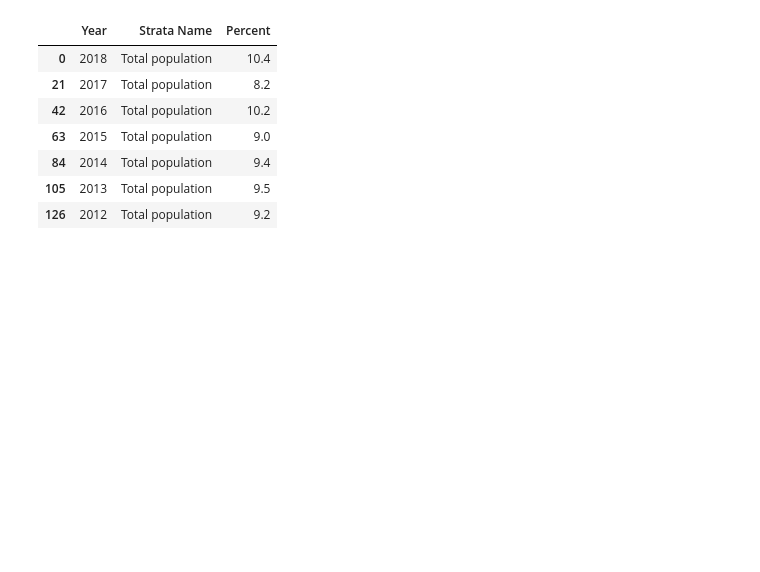
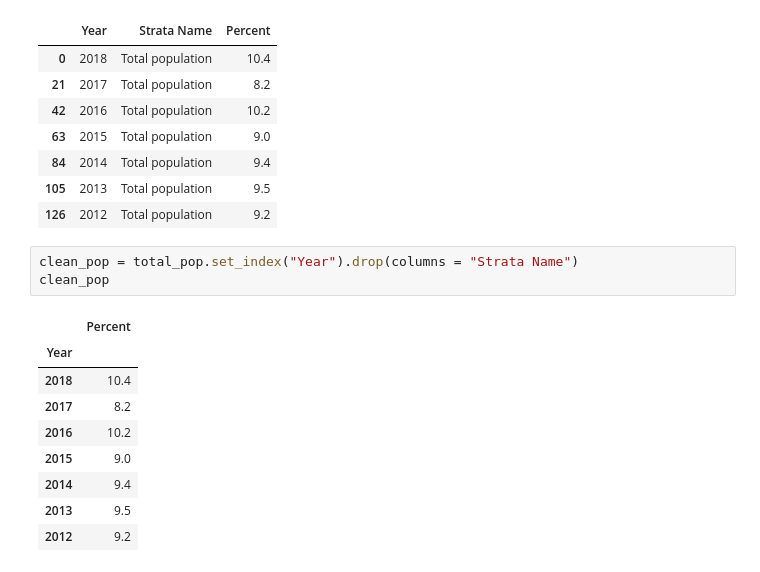
Before and after one commit to isabelmwork/Project1_Diabetes, a Jupyter notebook: California DM Trend.ipynb, the cells around one changed output. Cells and saved outputs as stored; diff of their text form; blank space fills up the shorter version.

```diff
--- a/California DM Trend.ipynb
+++ b/California DM Trend.ipynb
@@ -61,5 +61,18 @@ total_pop
 | 84 | 2014 | Total population | 9.4 |
 | 105 | 2013 | Total population | 9.5 |
 | 126 | 2012 | Total population | 9.2 |
+# %%
+clean_pop = total_pop.set_index("Year").drop(columns = "Strata Name")
+clean_pop
+# %% [output]
+|  | Percent |
+| Year |  |
+| 2018 | 10.4 |
+| 2017 | 8.2 |
+| 2016 | 10.2 |
+| 2015 | 9.0 |
+| 2014 | 9.4 |
+| 2013 | 9.5 |
+| 2012 | 9.2 |
 # %%
 #create line plot but the lines are connected
```
Also changed, not shown: parts of 4 cells of this notebook.
